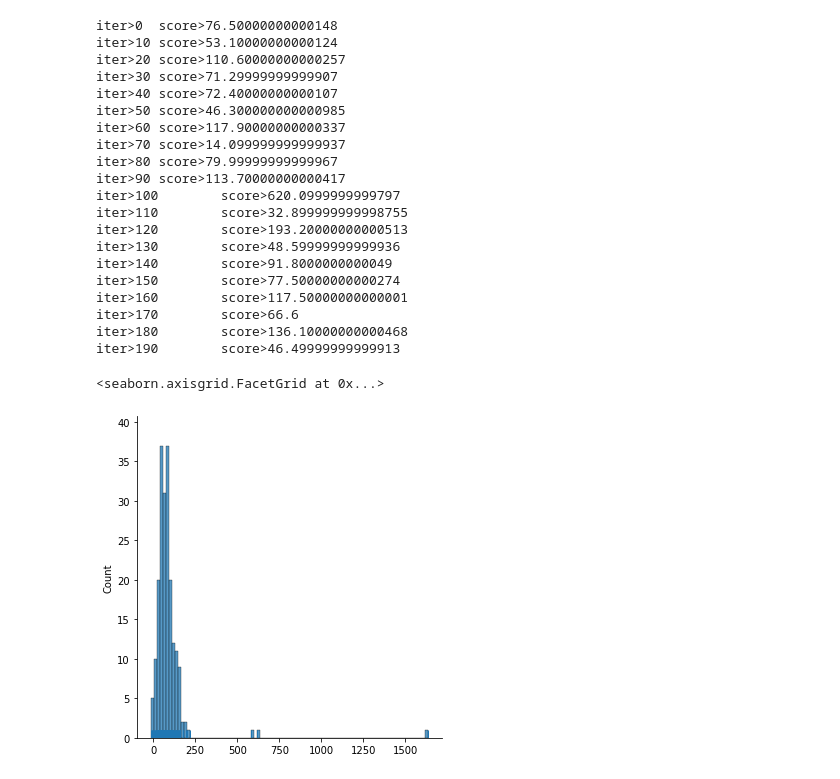
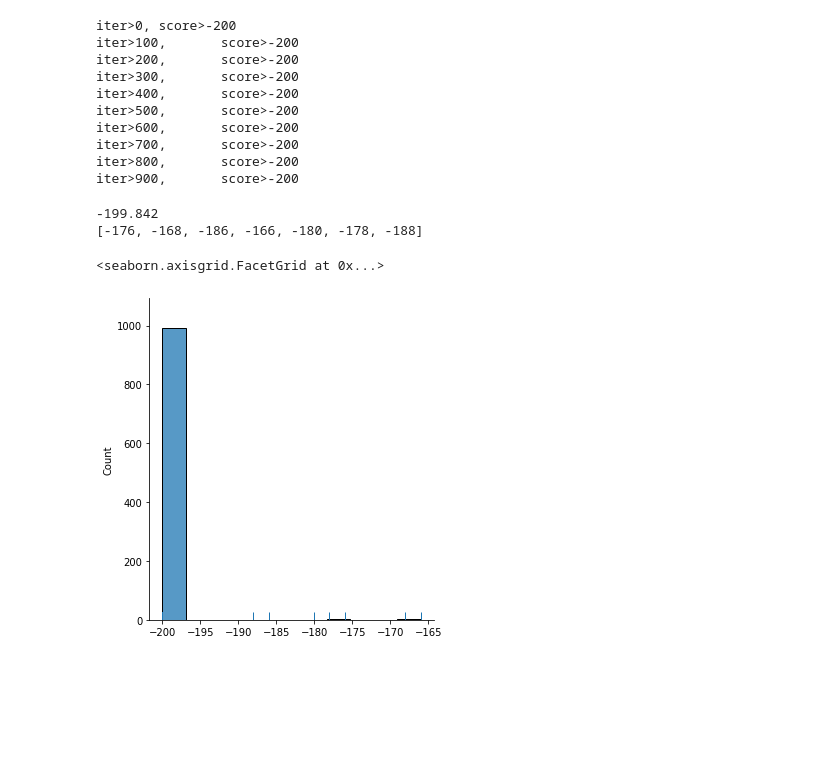
Before and after one commit to ihwoo/TF2Practice, a Jupyter notebook: Qlearning.ipynb, the cells around one changed output. Cells and saved outputs as stored; diff of their text form; code cells hidden in the pictures; blank space fills up the shorter version.

```diff
--- a/Qlearning.ipynb
+++ b/Qlearning.ipynb
@@ -14,61 +20,55 @@ Discrete(18)
 # %%
 scores=[]
-train_data=[]
-accepted_score=[]
-required_score=200
-
-for i in range(200):
+training_data=[]
+accepted_scores=[]
+required_score=-190
+for i in range(1000):
     env.reset()
     score=0
-    game_memory=[]
+    game_mem=[]
     prev_obs=[]
-    for j in range(3000):
-
+    for j in range(200):
         action=env.action_space.sample()
         obs,reward,done,info=env.step(action)
-        ###########
-        reward-=0.1
-        ###########
         if len(prev_obs)>0:
-            game_memory.append([prev_obs,action])
+            game_mem.append([prev_obs,action])
         prev_obs=obs
-
-        #env.render()
-        #time.sleep(0.013)
+        prev_obs=obs
+        if obs[0]>-0.2:
+            reward=1
+        else:
+            reward=-1
         score+=reward
         if done:
             break
+    if i %100==0:
+        print(f'iter>{i},\tscore>{score}')
     scores.append(score)
     if score>required_score:
-        accepted_score.append(score)
-        for data in game_memory:
-            train_data.append(data)
-    if i %10==0:
-        print(f'iter>{i}\tscore>{score}')
+        accepted_scores.append(score)
+        for data in game_mem:
+            training_data.append(data)
 # %% [output]
-iter>0  score>76.50000000000148
-iter>10 score>53.10000000000124
-iter>20 score>110.60000000000257
-iter>30 score>71.29999999999907
-iter>40 score>72.40000000000107
-iter>50 score>46.300000000000985
-iter>60 score>117.90000000000337
-iter>70 score>14.099999999999937
-iter>80 score>79.99999999999967
-iter>90 score>113.70000000000417
-iter>100        score>620.0999999999797
-iter>110        score>32.899999999998755
-iter>120        score>193.20000000000513
-iter>130        score>48.59999999999936
-iter>140        score>91.8000000000049
-iter>150        score>77.50000000000274
-iter>160        score>117.50000000000001
-iter>170        score>66.6
-iter>180        score>136.10000000000468
-iter>190        score>46.49999999999913
+iter>0, score>-200
+iter>100,       score>-200
+iter>200,       score>-200
+iter>300,       score>-200
+iter>400,       score>-200
+iter>500,       score>-200
+iter>600,       score>-200
+iter>700,       score>-200
+iter>800,       score>-200
+iter>900,       score>-200
 # %%
+
+scores=np.array(scores)
+print(scores.mean())
+print(accepted_scores)
+
 import seaborn as sns
 sns.displot(scores,rug=True)
 # %% [output]
-<seaborn.axisgrid.FacetGrid at 0x...>
+-199.842
+[-176, -168, -186, -166, -180, -178, -188]
+<seaborn.axisgrid.FacetGrid at 0x...>
-[figure, old version]
+[figure, new version]
```
Also changed, not shown: parts of 22 cells of this notebook.
